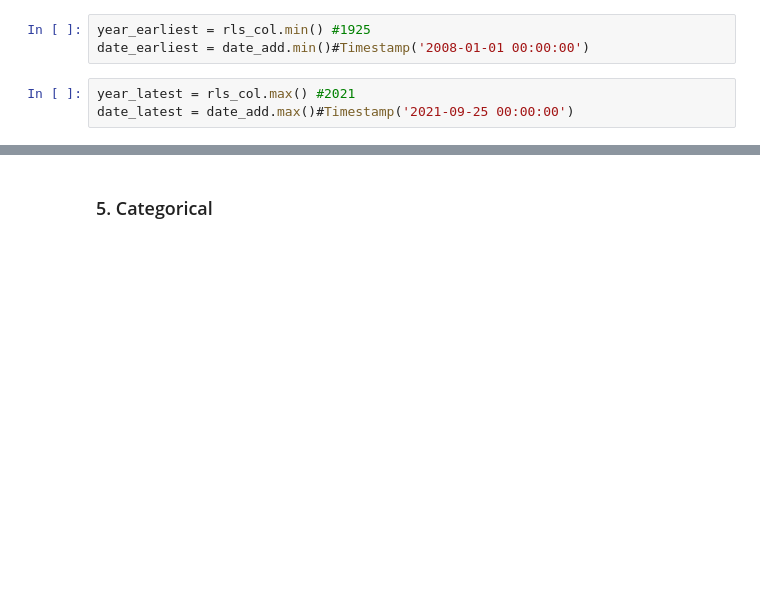
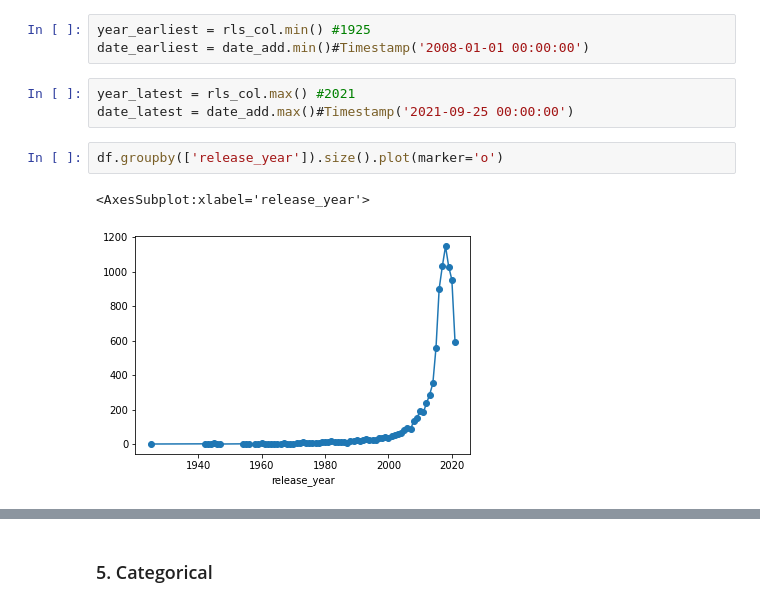
Before and after one commit to TrongHoang21/DSP_19_21_HoangAndDat, a Jupyter notebook: Final.ipynb, the cells around one changed output, grey strips where cells are left out. Drawn from its saved outputs; the diff is of its cells as text; blank space fills up the shorter version.

```diff
--- a/Final.ipynb
+++ b/Final.ipynb
@@ -216,3 +201,8 @@ date_earliest = date_add.min()#Timestamp('2008-01-01 00:00:00')
 # %%
 year_latest = rls_col.max() #2021
 date_latest = date_add.max()#Timestamp('2021-09-25 00:00:00')
+# %%
+df.groupby(['release_year']).size().plot(marker='o')
+# %% [output]
+<AxesSubplot:xlabel='release_year'>
+[figure, added]
```
Also changed, not shown: parts of 6 cells of this notebook.
